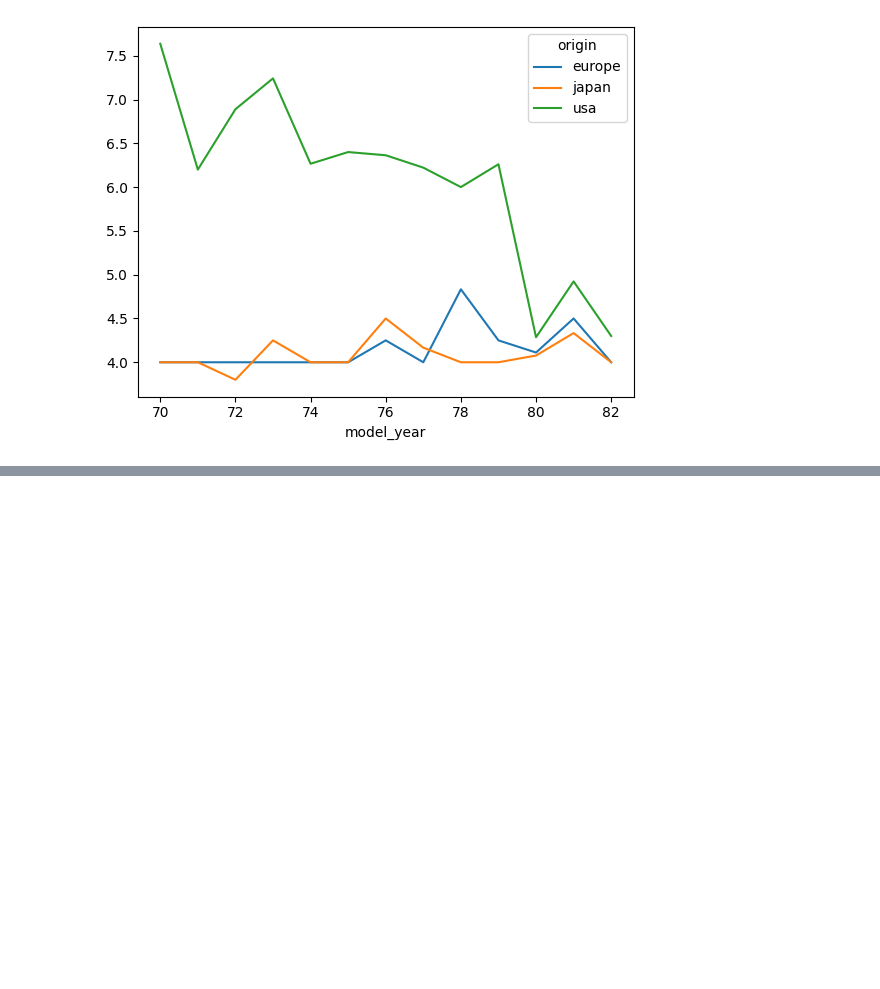
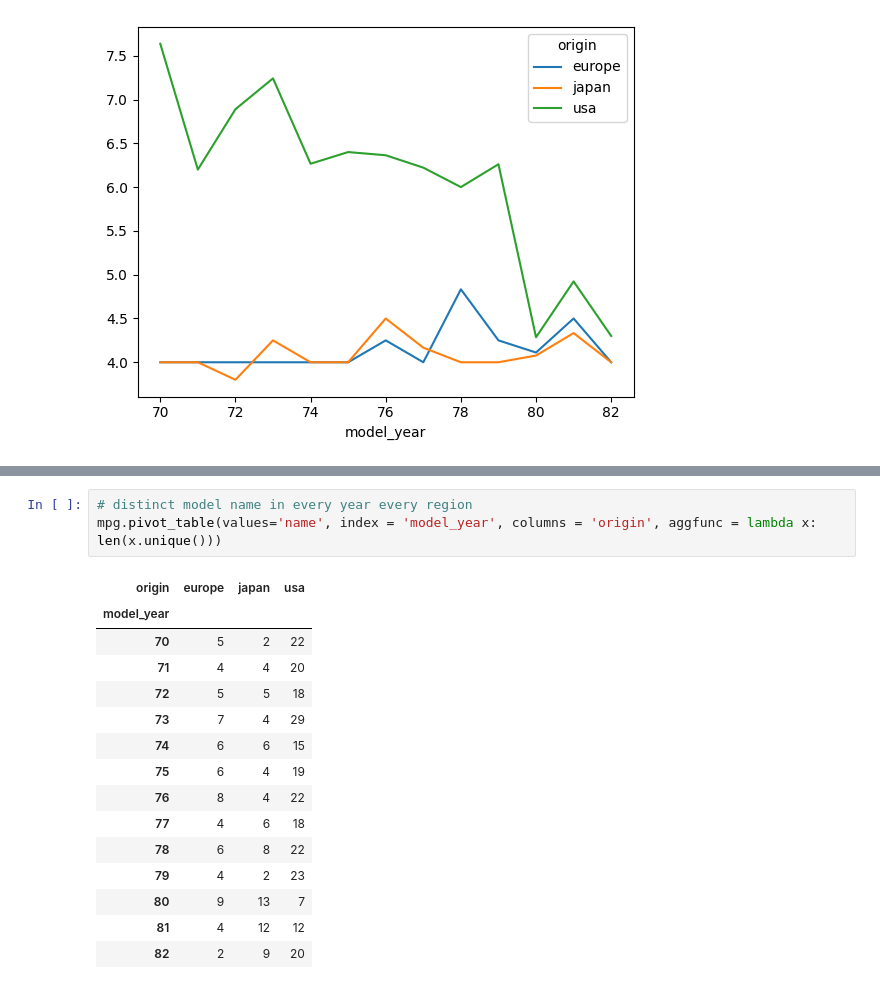
Before and after one commit to thekaif7/exploratory_data_analysis, a Jupyter notebook: EDA_1.ipynb, the cells around one changed output, grey strips where cells are left out. Drawn from its saved outputs; the diff is of its cells as text; blank space fills up the shorter version.

```diff
--- a/EDA_1.ipynb
+++ b/EDA_1.ipynb
@@ -276,0 +322,19 @@ mpg.groupby(['model_year','origin']).cylinders.mean().unstack(level = 1).plot()
+# %%
+# distinct model name in every year every region
+mpg.pivot_table(values='name', index = 'model_year', columns = 'origin', aggfunc = lambda x: len(x.unique()))
+# %% [output]
+| origin | europe | japan | usa |
+| model_year |  |  |  |
+| 70 | 5 | 2 | 22 |
+| 71 | 4 | 4 | 20 |
+| 72 | 5 | 5 | 18 |
+| 73 | 7 | 4 | 29 |
+| 74 | 6 | 6 | 15 |
+| 75 | 6 | 4 | 19 |
+| 76 | 8 | 4 | 22 |
+| 77 | 4 | 6 | 18 |
+| 78 | 6 | 8 | 22 |
+| 79 | 4 | 2 | 23 |
+| 80 | 9 | 13 | 7 |
+| 81 | 4 | 12 | 12 |
+| 82 | 2 | 9 | 20 |
```
Also changed, not shown: parts of 6 cells of this notebook.
